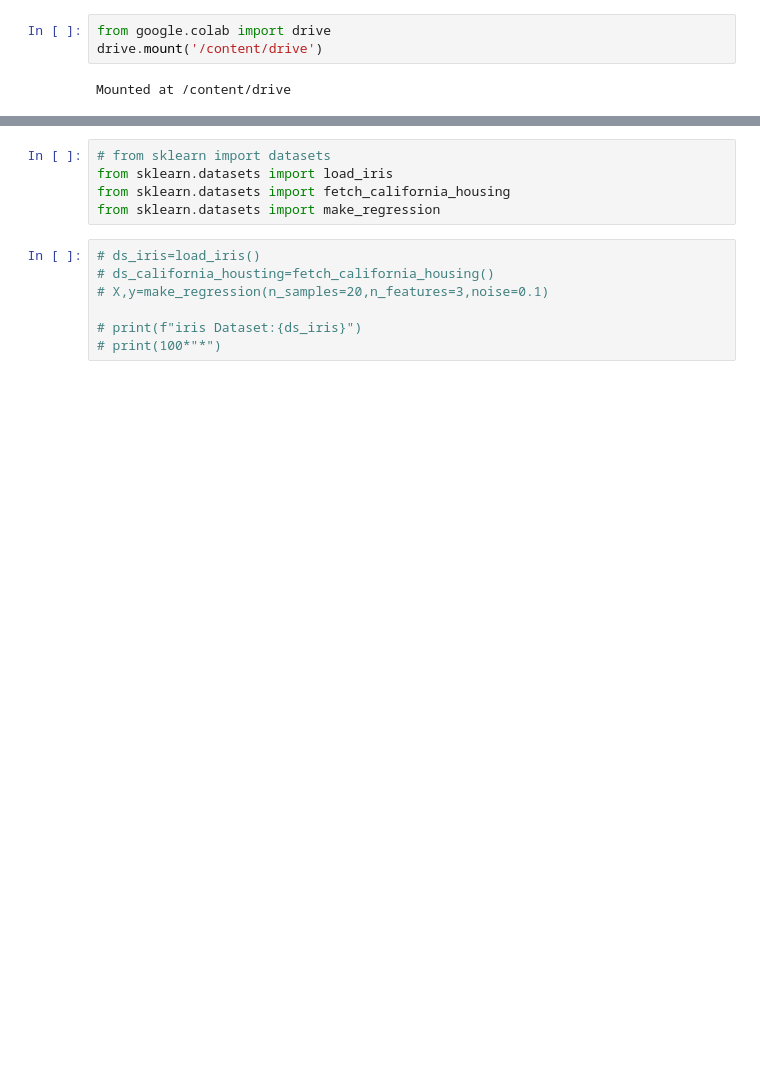
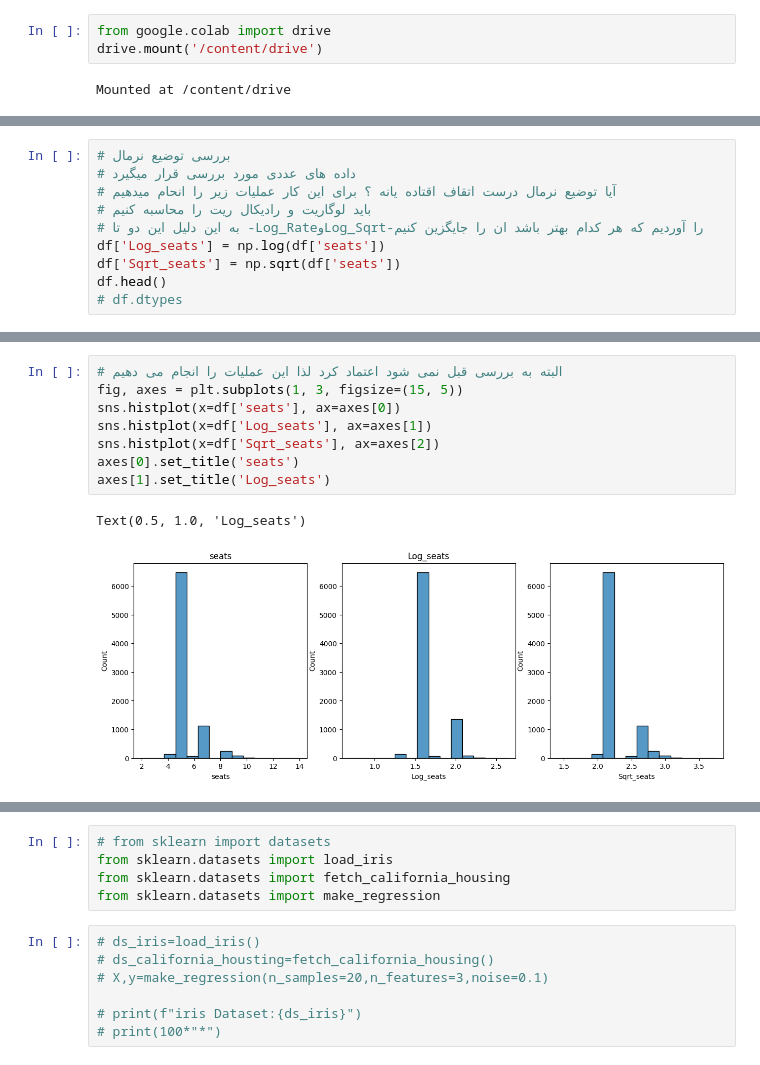
Before and after one commit to Artificial-i/-1-5, a Jupyter notebook: hal_Tamrin1_Trm5.ipynb, the cells around one changed output, grey strips where cells are left out. Drawn from its saved outputs; the diff is of its cells as text; blank space fills up the shorter version.

```diff
--- a/hal_Tamrin1_Trm5.ipynb
+++ b/hal_Tamrin1_Trm5.ipynb
@@ -90,0 +199,10 @@ dtype: int64
+# %%
+# بررسی توضیع نرمال
+# داده های عددی مورد بررسی قرار میگیرد
+# آیا توضیع نرمال درست اتقاف اقتاده یانه ؟ برای این کار عملیات زیر را انحام میدهیم
+# باید لوگاریت و رادیکال ریت را محاسبه کنیم
+# به این دلیل این دو تا -Log_RateوLog_Sqrt-را آوردیم که هر کدام بهتر باشد ان را جایگزین کنیم
+df['Log_seats'] = np.log(df['seats'])
+df['Sqrt_seats'] = np.sqrt(df['seats'])
+df.head()
+# df.dtypes
@@ -90,0 +229,11 @@ dtype: int64
+# %%
+# البته به بررسی قبل نمی شود اعتماد کرد لذا این عملیات را انجام می دهیم
+fig, axes = plt.subplots(1, 3, figsize=(15, 5))
+sns.histplot(x=df['seats'], ax=axes[0])
+sns.histplot(x=df['Log_seats'], ax=axes[1])
+sns.histplot(x=df['Sqrt_seats'], ax=axes[2])
+axes[0].set_title('seats')
+axes[1].set_title('Log_seats')
+# %% [output]
+Text(0.5, 1.0, 'Log_seats')
+[figure, added]
```
Also changed, not shown: parts of 38 cells of this notebook.
